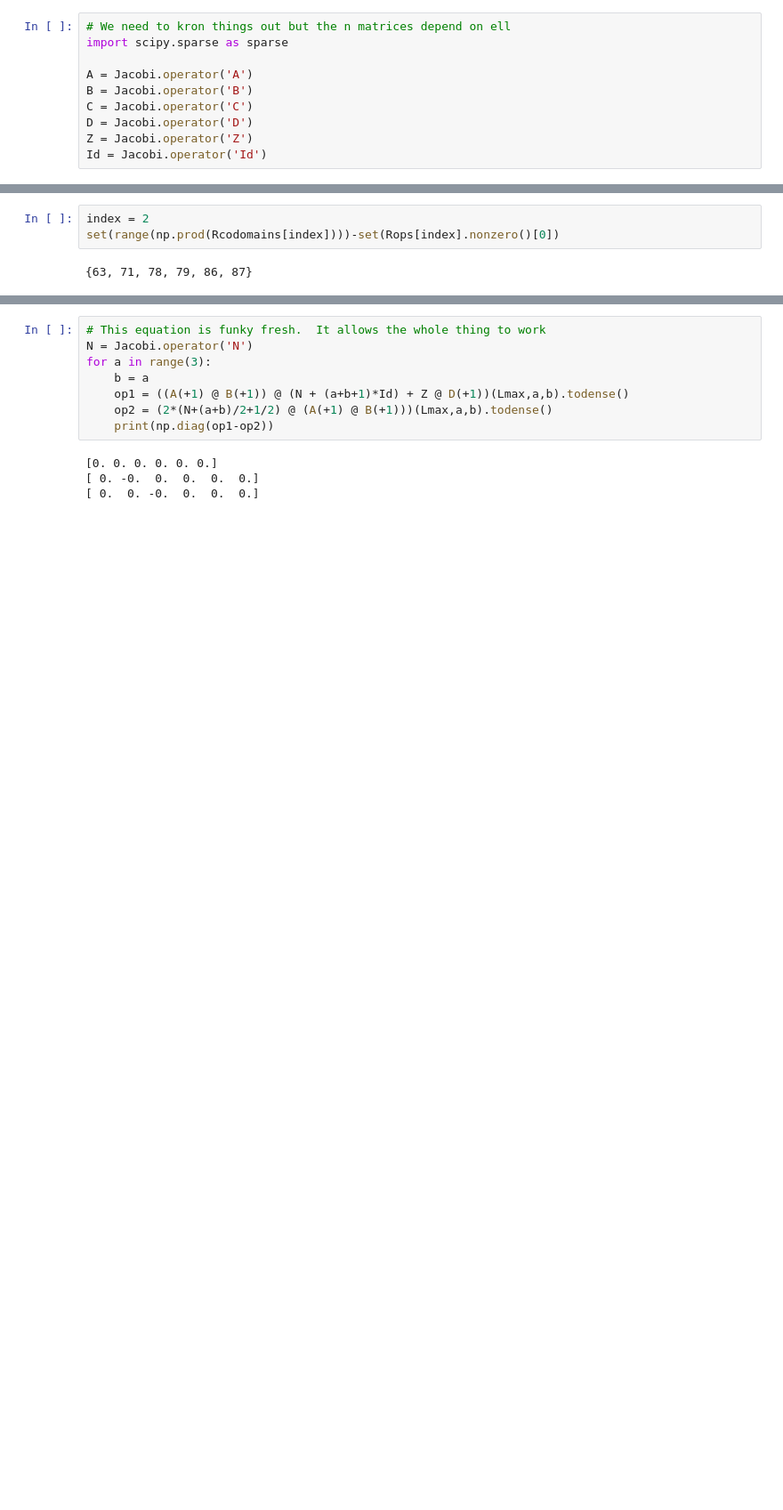
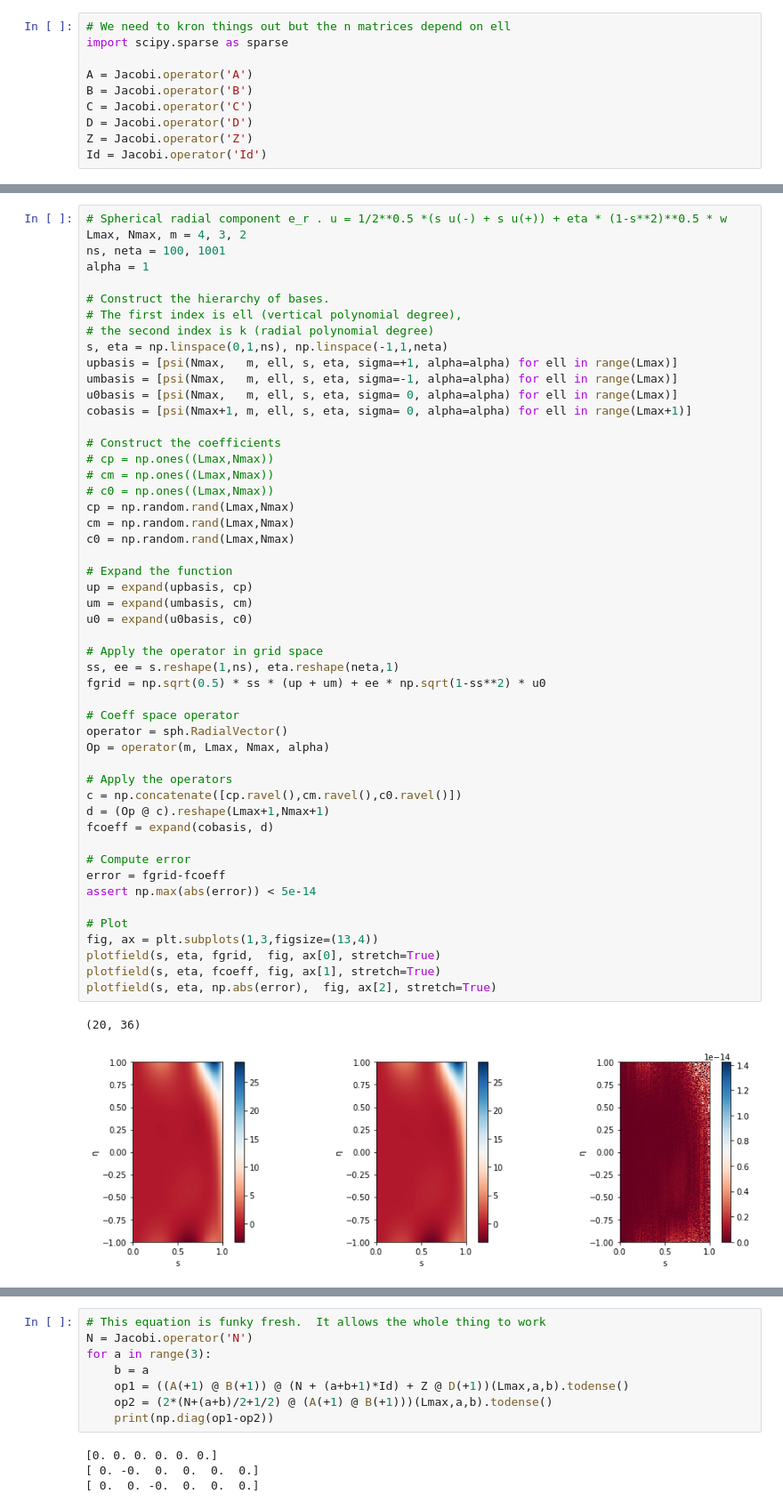
Before and after one commit to acellison/spherinder, a Jupyter notebook: notebooks/test_orthogonal_basis.ipynb, the cells around one changed output, grey strips where cells are left out. Shown at 89% size. Saved outputs shown, nothing was run; the diff lists cells and outputs as text; blank space fills up the shorter version.

Commit message:
Refactor spherinder operators

```diff
--- a/notebooks/test_orthogonal_basis.ipynb
+++ b/notebooks/test_orthogonal_basis.ipynb
@@ -223,8 +162,56 @@ zeros in Rz
-# %%
-index = 2
-set(range(np.prod(Rcodomains[index])))-set(Rops[index].nonzero()[0])
-# %% [output]
-{63, 71, 78, 79, 86, 87}
+# %%
+# Spherical radial component e_r . u = 1/2**0.5 *(s u(-) + s u(+)) + eta * (1-s**2)**0.5 * w
+Lmax, Nmax, m = 4, 3, 2
+ns, neta = 100, 1001
+alpha = 1
+
+# Construct the hierarchy of bases.
+# The first index is ell (vertical polynomial degree),
+# the second index is k (radial polynomial degree)
+s, eta = np.linspace(0,1,ns), np.linspace(-1,1,neta)
+upbasis = [psi(Nmax,   m, ell, s, eta, sigma=+1, alpha=alpha) for ell in range(Lmax)]
+umbasis = [psi(Nmax,   m, ell, s, eta, sigma=-1, alpha=alpha) for ell in range(Lmax)]
+u0basis = [psi(Nmax,   m, ell, s, eta, sigma= 0, alpha=alpha) for ell in range(Lmax)]
+cobasis = [psi(Nmax+1, m, ell, s, eta, sigma= 0, alpha=alpha) for ell in range(Lmax+1)]
+
+# Construct the coefficients
+# cp = np.ones((Lmax,Nmax))
+# cm = np.ones((Lmax,Nmax))
+# c0 = np.ones((Lmax,Nmax))
+cp = np.random.rand(Lmax,Nmax)
+cm = np.random.rand(Lmax,Nmax)
+c0 = np.random.rand(Lmax,Nmax)
+
+# Expand the function
+up = expand(upbasis, cp)
+um = expand(umbasis, cm)
+u0 = expand(u0basis, c0)
+
+# Apply the operator in grid space
+ss, ee = s.reshape(1,ns), eta.reshape(neta,1)
+fgrid = np.sqrt(0.5) * ss * (up + um) + ee * np.sqrt(1-ss**2) * u0
+
+# Coeff space operator
+operator = sph.RadialVector()
+Op = operator(m, Lmax, Nmax, alpha)
+
+# Apply the operators
+c = np.concatenate([cp.ravel(),cm.ravel(),c0.ravel()])
+d = (Op @ c).reshape(Lmax+1,Nmax+1)
+fcoeff = expand(cobasis, d)
+
+# Compute error
+error = fgrid-fcoeff
+assert np.max(abs(error)) < 5e-14
+
+# Plot
+fig, ax = plt.subplots(1,3,figsize=(13,4))
+plotfield(s, eta, fgrid,  fig, ax[0], stretch=True)
+plotfield(s, eta, fcoeff, fig, ax[1], stretch=True)
+plotfield(s, eta, np.abs(error),  fig, ax[2], stretch=True)
+# %% [output]
+(20, 36)
+[figure, added]
 # %%
 # Test e_z . Grad(psi) the z component of the gradient of a scalar field
 Lmax, Nmax, m = 6, 5, 2
```
Also changed, not shown: parts of 12 cells of this notebook, 2 other files.
